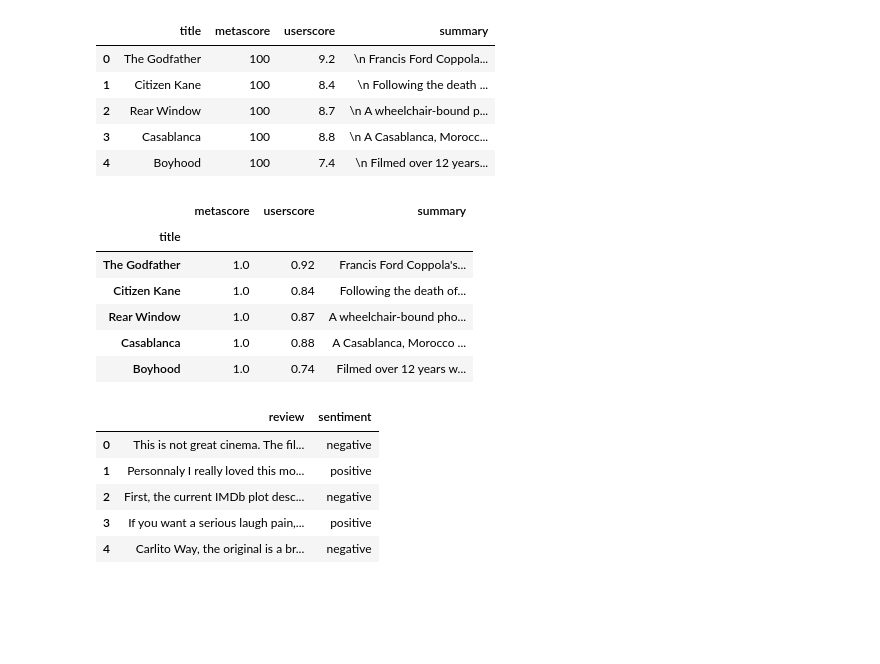
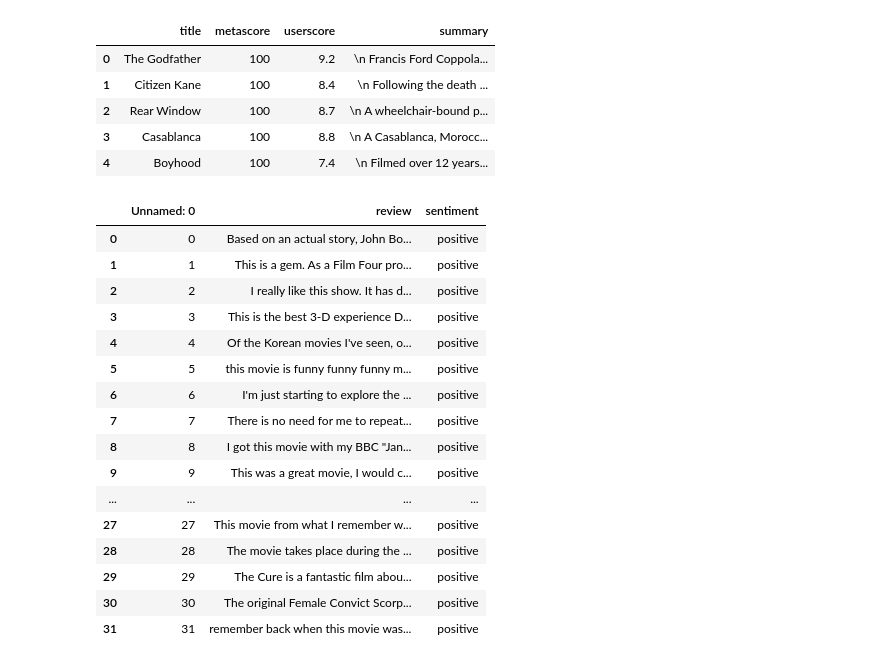
Before and after one commit to simon-muenker/NLP-SoSe22--NLP-Proj, a Jupyter notebook: notebooks/12--Metacritic-Matcher.ipynb, the cells around one changed output. Cells and saved outputs as stored; diff of their text form; code cells hidden in the pictures; blank space fills up the shorter version.

```diff
--- a/notebooks/12--Metacritic-Matcher.ipynb
+++ b/notebooks/12--Metacritic-Matcher.ipynb
@@ -14,38 +24,25 @@ raw.head()
 | 2 | Rear Window | 100 | 8.7 | \n A wheelchair-bound p... |
 | 3 | Casablanca | 100 | 8.8 | \n A Casablanca, Morocc... |
 | 4 | Boyhood | 100 | 7.4 | \n Filmed over 12 years... |
-# %%
-# format: remove html tags, convert sentiment to category
-formatted: pd.DataFrame = (
-    pd.DataFrame()
-    .assign(
-        title=raw['title'],
-        metascore=raw['metascore'] * 0.01,
-        userscore=raw['userscore']
-        .replace('tbd', 0.0)
-        .astype('float32') * 0.1,
-        summary=raw['summary']
-        .str.replace(r'\n', '', regex=True),
-    )
-    .drop_duplicates()
-    .set_index('title')
-)
-formatted.head()
-# %% [output]
-|  | metascore | userscore | summary |
-| title |  |  |  |
-| The Godfather | 1.0 | 0.92 | Francis Ford Coppola's... |
-| Citizen Kane | 1.0 | 0.84 | Following the death of... |
-| Rear Window | 1.0 | 0.87 | A wheelchair-bound pho... |
-| Casablanca | 1.0 | 0.88 | A Casablanca, Morocco ... |
-| Boyhood | 1.0 | 0.74 | Filmed over 12 years w... |
 # %%
 test: pd.DataFrame = pd.read_csv(f'{IMDB_PATH}.test.csv')
-test.head()
+test_sub = test.iloc[0:32]
+test_sub
 # %% [output]
-|  | review | sentiment |
-| 0 | This is not great cinema. The fil... | negative |
-| 1 | Personnaly I really loved this mo... | positive |
-| 2 | First, the current IMDb plot desc... | negative |
-| 3 | If you want a serious laugh pain,... | positive |
-| 4 | Carlito Way, the original is a br... | negative |
+|  | Unnamed: 0 | review | sentiment |
+| 0 | 0 | Based on an actual story, John Bo... | positive |
+| 1 | 1 | This is a gem. As a Film Four pro... | positive |
+| 2 | 2 | I really like this show. It has d... | positive |
+| 3 | 3 | This is the best 3-D experience D... | positive |
+| 4 | 4 | Of the Korean movies I've seen, o... | positive |
+| 5 | 5 | this movie is funny funny funny m... | positive |
+| 6 | 6 | I'm just starting to explore the ... | positive |
+| 7 | 7 | There is no need for me to repeat... | positive |
+| 8 | 8 | I got this movie with my BBC "Jan... | positive |
+| 9 | 9 | This was a great movie, I would c... | positive |
+| ... | ... | ... | ... |
+| 27 | 27 | This movie from what I remember w... | positive |
+| 28 | 28 | The movie takes place during the ... | positive |
+| 29 | 29 | The Cure is a fantastic film abou... | positive |
+| 30 | 30 | The original Female Convict Scorp... | positive |
+| 31 | 31 | remember back when this movie was... | positive |
```
Also changed, not shown: parts of 12 cells of this notebook, 1 other file.
